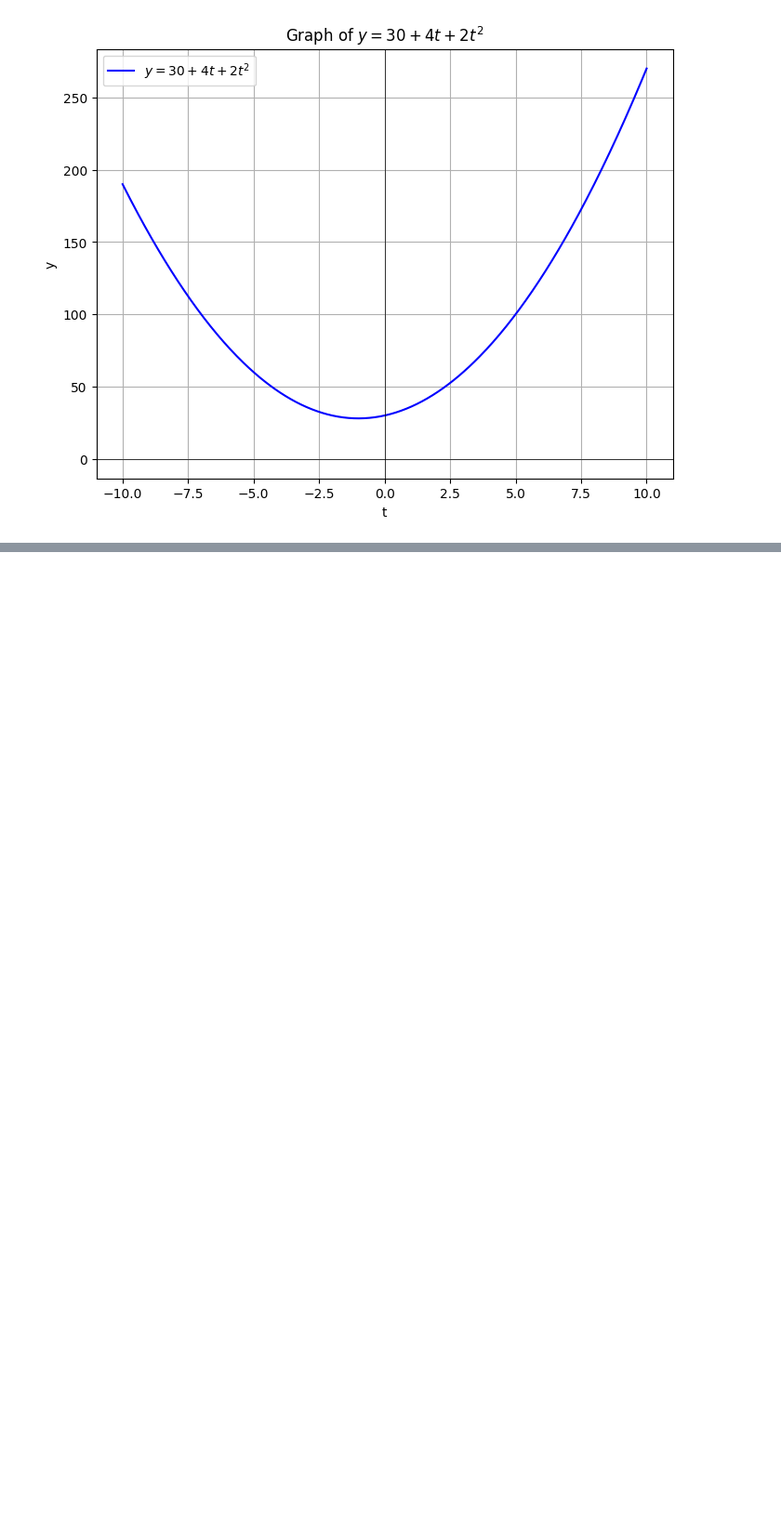
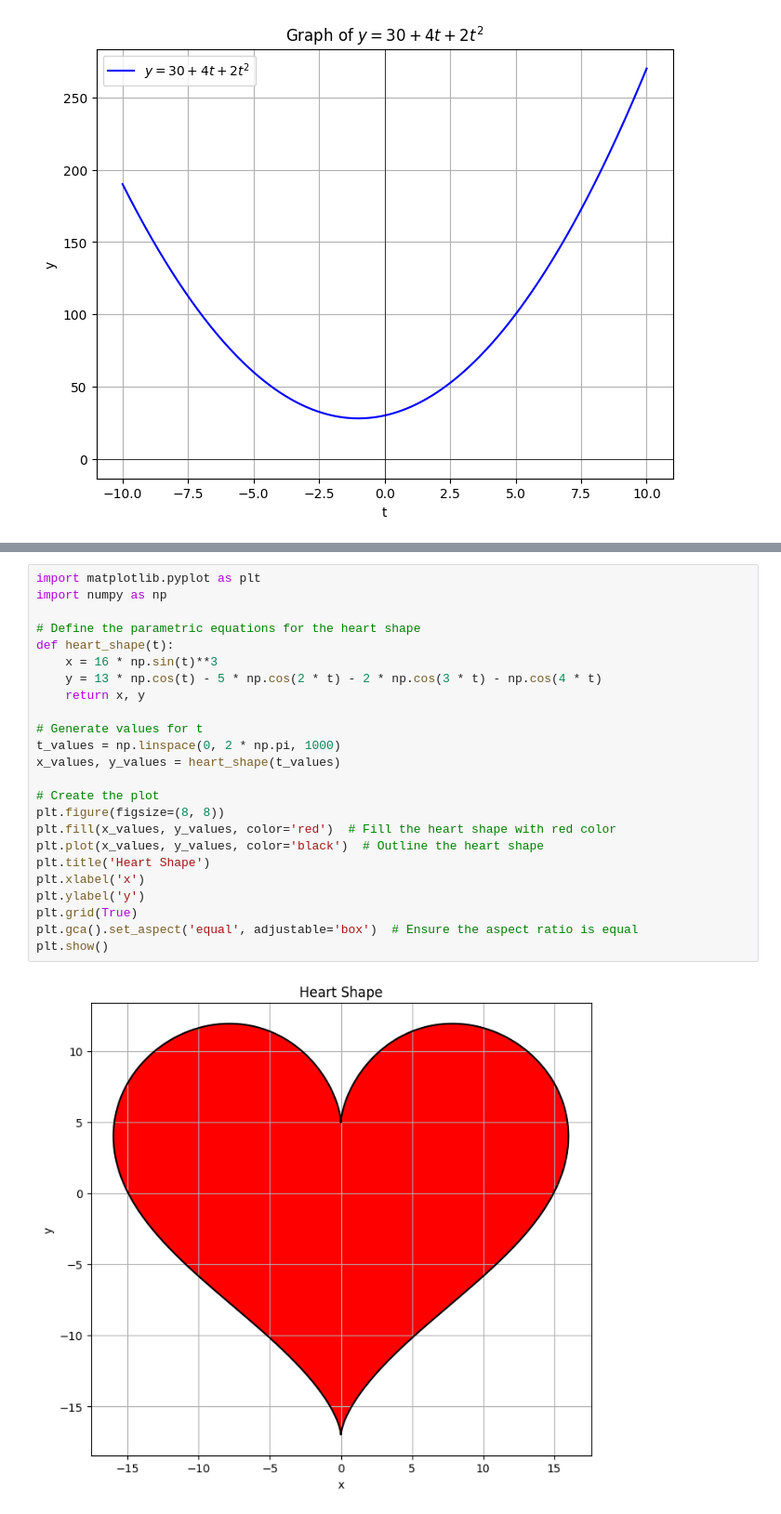
Before and after one commit to saim14/Code, a Jupyter notebook: Test.ipynb, the cells around one changed output, grey strips where cells are left out. Shown at 93% size. Saved outputs shown, nothing was run; the diff lists cells and outputs as text; blank space fills up the shorter version.

```diff
--- a/Test.ipynb
+++ b/Test.ipynb
@@ -25,0 +51,26 @@ plt.show()
+# %%
+import matplotlib.pyplot as plt
+import numpy as np
+
+# Define the parametric equations for the heart shape
+def heart_shape(t):
+    x = 16 * np.sin(t)**3
+    y = 13 * np.cos(t) - 5 * np.cos(2 * t) - 2 * np.cos(3 * t) - np.cos(4 * t)
+    return x, y
+
+# Generate values for t
+t_values = np.linspace(0, 2 * np.pi, 1000)
+x_values, y_values = heart_shape(t_values)
+
+# Create the plot
+plt.figure(figsize=(8, 8))
+plt.fill(x_values, y_values, color='red')  # Fill the heart shape with red color
+plt.plot(x_values, y_values, color='black')  # Outline the heart shape
+plt.title('Heart Shape')
+plt.xlabel('x')
+plt.ylabel('y')
+plt.grid(True)
+plt.gca().set_aspect('equal', adjustable='box')  # Ensure the aspect ratio is equal
+plt.show()
+# %% [output]
+[figure, added]
```
Also changed, not shown: parts of 1 cell of this notebook.
